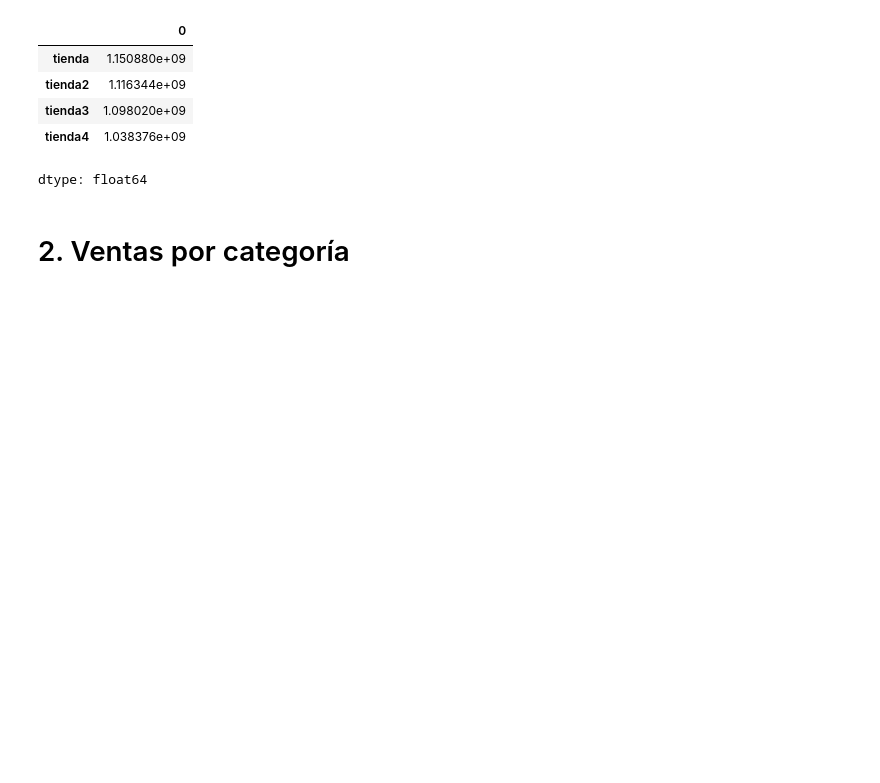
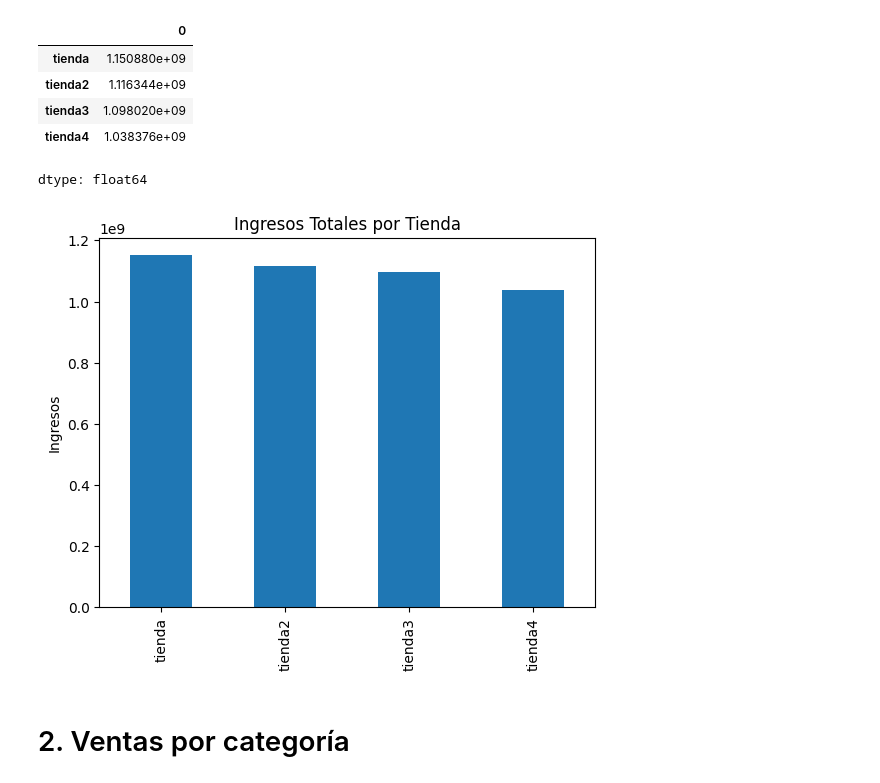
Before and after one commit to SaraRapalino/lura-store-data-science, a Jupyter notebook: AluraStoreLatam.ipynb, the cells around one changed output. Drawn from its saved outputs; the diff is of its cells as text; code cells hidden in the pictures; blank space fills up the shorter version.

```diff
--- a/AluraStoreLatam.ipynb
+++ b/AluraStoreLatam.ipynb
@@ -40,6 +42,15 @@ ingresos.sort_values(ascending=False)
 | tienda3 | 1.098020e+09 |
 | tienda4 | 1.038376e+09 |
 dtype: float64
+# %%
+import matplotlib.pyplot as plt
+
+ingresos.plot(kind="bar")
+plt.title("Ingresos Totales por Tienda")
+plt.ylabel("Ingresos")
+plt.show()
+# %% [output]
+[figure, added]
 # %% [markdown]
 # 2. Ventas por categoría
 # %%
```
Also changed, not shown: parts of 10 cells of this notebook.
